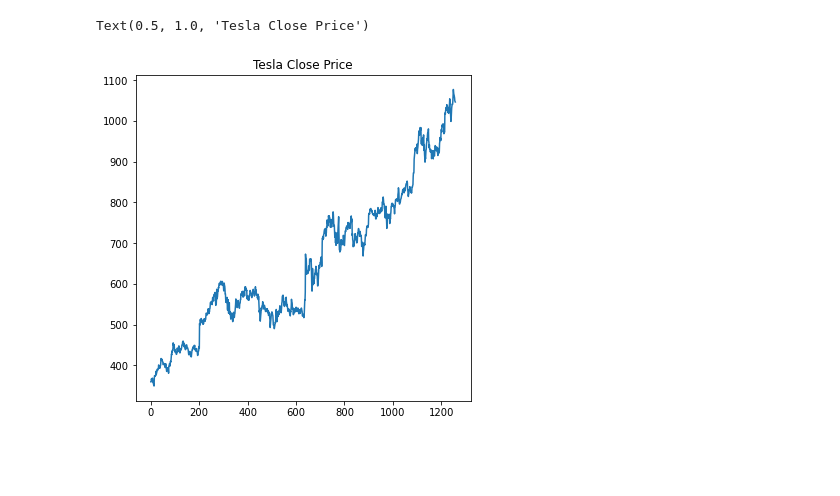
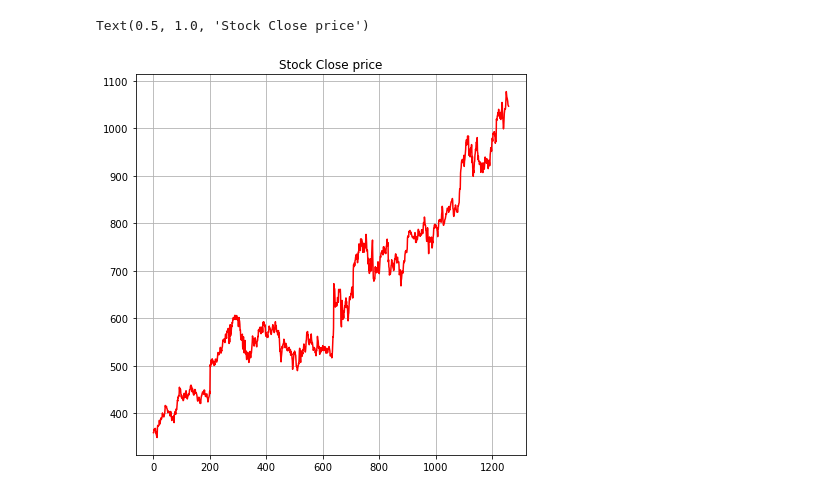
Before and after one commit to Prajjwal009/Quant, a Jupyter notebook: ARIMA prediction.ipynb, the cells around one changed output. Cells and saved outputs as stored; diff of their text form; code cells hidden in the pictures; blank space fills up the shorter version.

```diff
--- a/ARIMA prediction.ipynb
+++ b/ARIMA prediction.ipynb
@@ -35,7 +29,8 @@ Index(['Date', 'Open', 'High', 'Low', 'Close', 'Adj Close', 'Volume'], dtype='ob
 # %%
-plt.figure(figsize=(6,6))
-plt.plot(data['Close'])
-plt.title("Tesla Close Price")
+plt.figure(figsize = (7,7))
+plt.grid(True)
+plt.plot(data["Close"],color = 'red')
+plt.title("Stock Close price")
 # %% [output]
-Text(0.5, 1.0, 'Tesla Close Price')
+Text(0.5, 1.0, 'Stock Close price')
-[figure, old version]
+[figure, new version]
```
Also changed, not shown: parts of 16 cells of this notebook, 1 other file.
